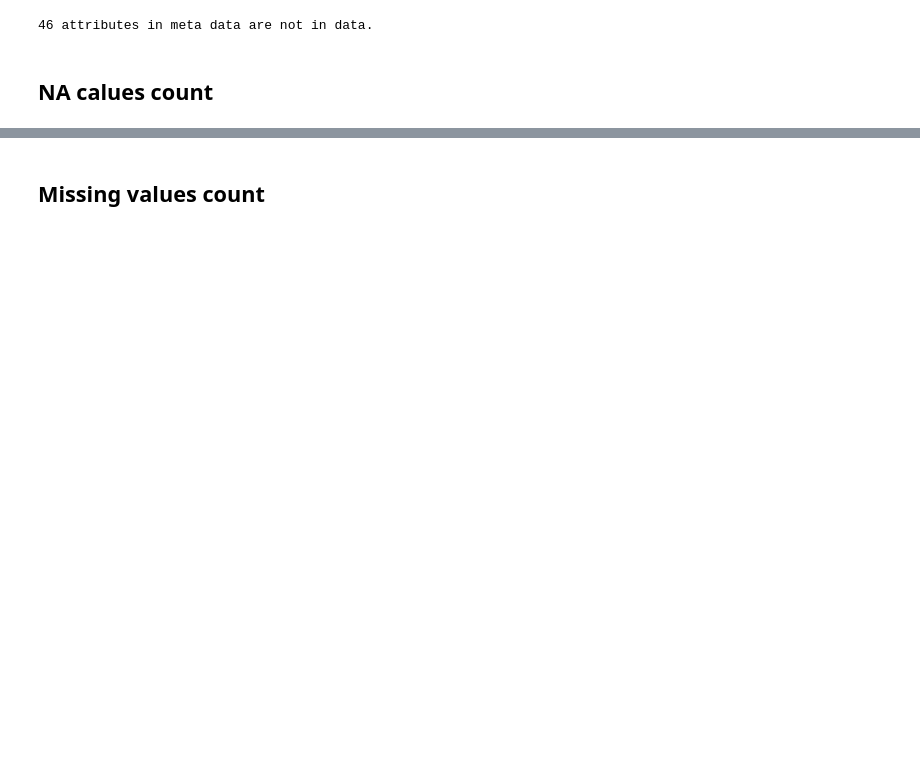
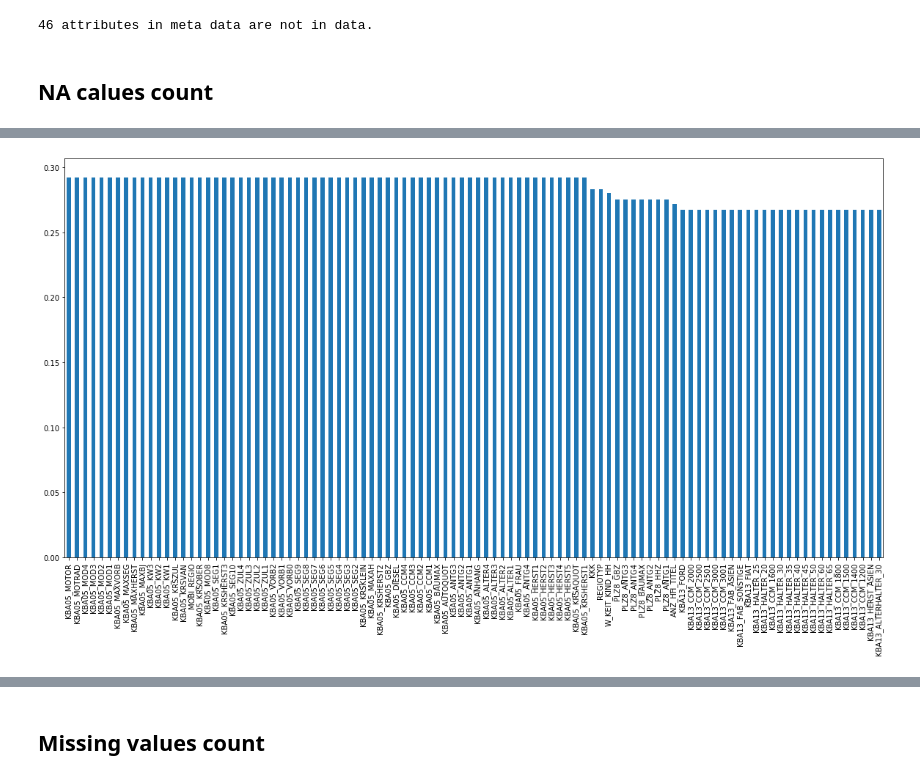
Before and after one commit to PavanKB/arvato_customer_segmentation, a Jupyter notebook: Arvato Project Workbook.ipynb, the cells around one changed output, grey strips where cells are left out. Cells and saved outputs as stored; diff of their text form; code cells hidden in the pictures; blank space fills up the shorter version.

```diff
--- a/Arvato Project Workbook.ipynb
+++ b/Arvato Project Workbook.ipynb
@@ -82,6 +80,8 @@ azdias.shape, customers.shape
 # %%
 # OST_WEST_KZ  (-1, O, W)
 azdias.replace({'OST_WEST_KZ': {'O': 0, 'W': 1}}, inplace=True)
+customer.replace({'OST_WEST_KZ': {'O': 0, 'W': 1}}, inplace=True)
 # %%
 # drop LNR since it is just an indexing number and the other just a insert timestamp
 azdias.drop(['LNR', 'EINGEFUEGT_AM'], axis=1, inplace=True)
+customer.drop(['LNR', 'EINGEFUEGT_AM'], axis=1, inplace=True)
@@ -132,3 +116,7 @@ azdias.drop(no_meta_cols, axis=1, inplace=True)
+# %%
+# DROP THE NO META DATA COLUMNS
+azdias.drop(no_meta_cols, axis=1, inplace=True)
+customer.drop(no_meta_cols, axis=1, inplace=True)
 # %%
 # meta data attributes not in data
 meta_attr_not_in_data = set(meta_data.Attribute) - set(azdias.columns)
@@ -156,0 +145,4 @@ col_na_summary.loc[:, 'na_perc'].head(100).plot.bar(figsize=(20, 10));
+# %%
+col_na_summary_cu.loc[:, 'na_perc'].head(100).plot.bar(figsize=(20, 10));
+# %% [output]
+[figure, added]
```
Also changed, not shown: parts of 85 cells of this notebook, 4 other files.
